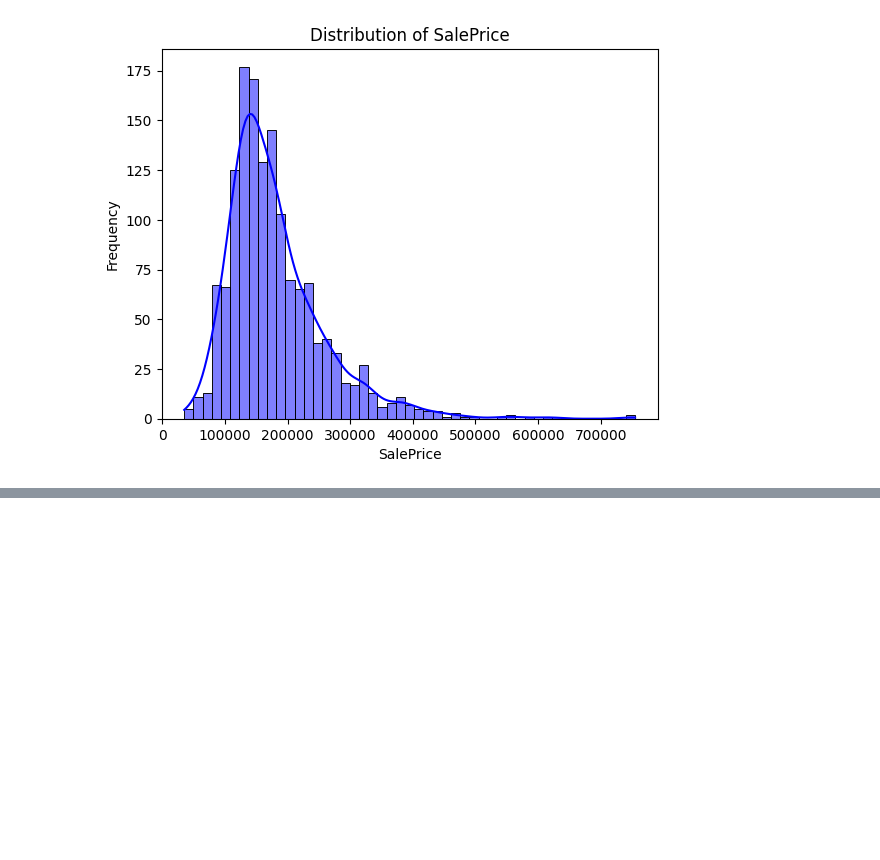
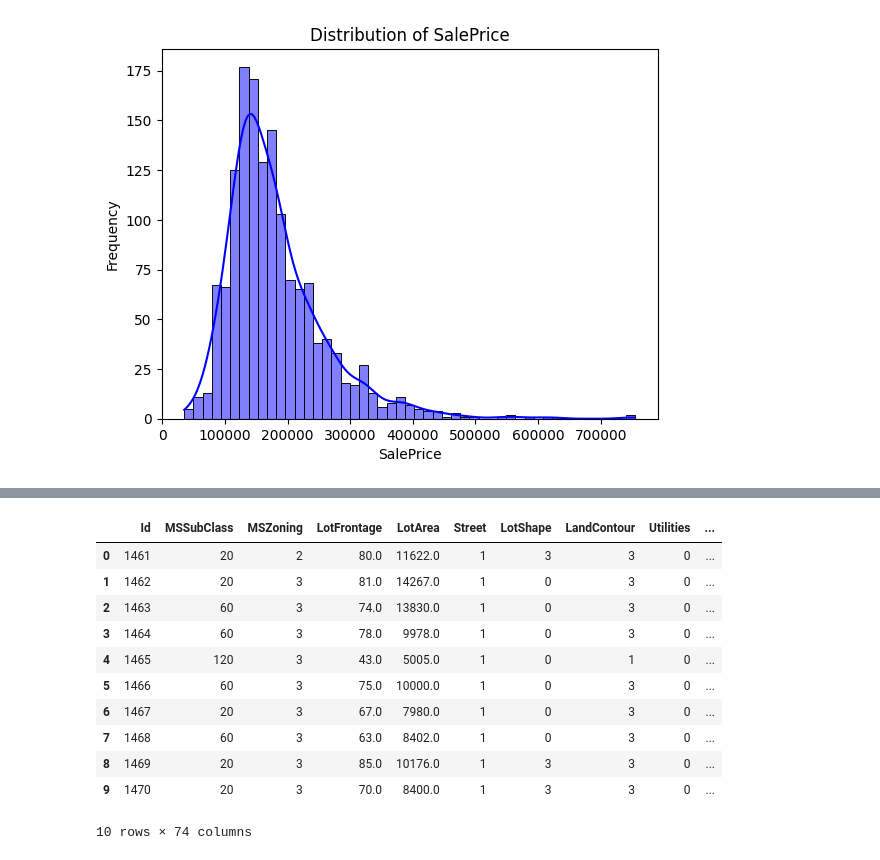
Before and after one commit to SafalNarsingh/Prodigy_ML_01, a Jupyter notebook: house_prices.ipynb, the cells around one changed output, grey strips where cells are left out. Saved outputs shown, nothing was run; the diff lists cells and outputs as text; code cells hidden in the pictures; blank space fills up the shorter version.

```diff
--- a/house_prices.ipynb
+++ b/house_prices.ipynb
@@ -245,0 +327,8 @@ plt.show()
+# %%
+# test data
+# Load the test data
+test_data = pd.read_csv('data_file/test.csv')
+
+# Prepare your features for testing (ensure the columns match)
+test_data = preprocess_data(test_data)
+# Create the new features in the test data
@@ -245,0 +366,15 @@ plt.show()
+# %%
+test_data.head(10)
+# %% [output]
+|  | Id | MSSubClass | MSZoning | LotFrontage | LotArea | Street | LotShape | LandContour | Utilities | ... |
+| 0 | 1461 | 20 | 2 | 80.0 | 11622.0 | 1 | 3 | 3 | 0 | ... |
+| 1 | 1462 | 20 | 3 | 81.0 | 14267.0 | 1 | 0 | 3 | 0 | ... |
+| 2 | 1463 | 60 | 3 | 74.0 | 13830.0 | 1 | 0 | 3 | 0 | ... |
+| 3 | 1464 | 60 | 3 | 78.0 | 9978.0 | 1 | 0 | 3 | 0 | ... |
+| 4 | 1465 | 120 | 3 | 43.0 | 5005.0 | 1 | 0 | 1 | 0 | ... |
+| 5 | 1466 | 60 | 3 | 75.0 | 10000.0 | 1 | 0 | 3 | 0 | ... |
+| 6 | 1467 | 20 | 3 | 67.0 | 7980.0 | 1 | 0 | 3 | 0 | ... |
+| 7 | 1468 | 60 | 3 | 63.0 | 8402.0 | 1 | 0 | 3 | 0 | ... |
+| 8 | 1469 | 20 | 3 | 85.0 | 10176.0 | 1 | 3 | 3 | 0 | ... |
+| 9 | 1470 | 20 | 3 | 70.0 | 8400.0 | 1 | 3 | 3 | 0 | ... |
+10 rows × 74 columns
```
Also changed, not shown: parts of 19 cells of this notebook.
